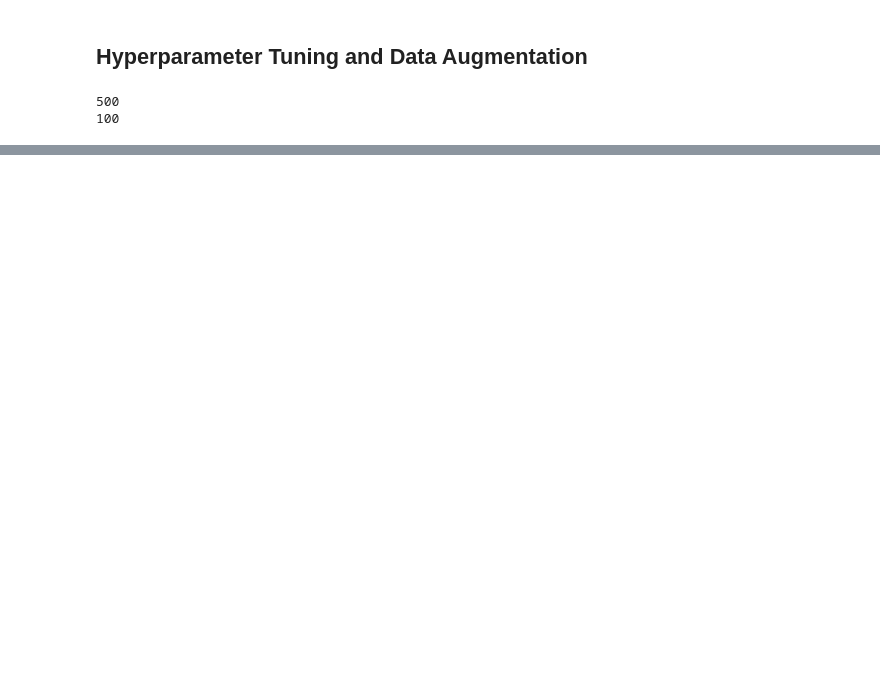
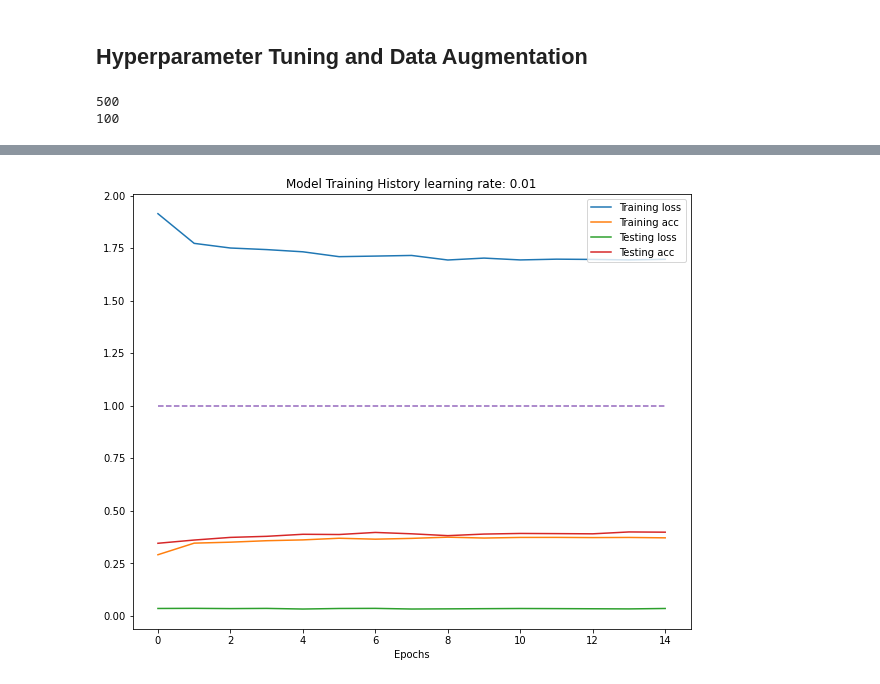
Before and after one commit to FrankAdl/DeepLearningAssignment-2, a Jupyter notebook: Assignment2——cifar.ipynb, the cells around one changed output, grey strips where cells are left out. Cells and saved outputs as stored; diff of their text form; code cells hidden in the pictures; blank space fills up the shorter version.

```diff
--- a/Assignment2——cifar.ipynb
+++ b/Assignment2——cifar.ipynb
@@ -385,0 +402,3 @@ cnn_model_2.parameters
+# %%
+cnn_lr001 = CNN2().to(mps_device)
+cnn_lr001_history = train_model(cnn_lr001, learning_rate=0.01)
@@ -385,0 +423,4 @@ cnn_model_2.parameters
+# %%
+plot_history(cnn_lr001_history, lr=str(0.01))
+# %% [output]
+[figure, added]
```
Also changed, not shown: parts of 26 cells of this notebook.
